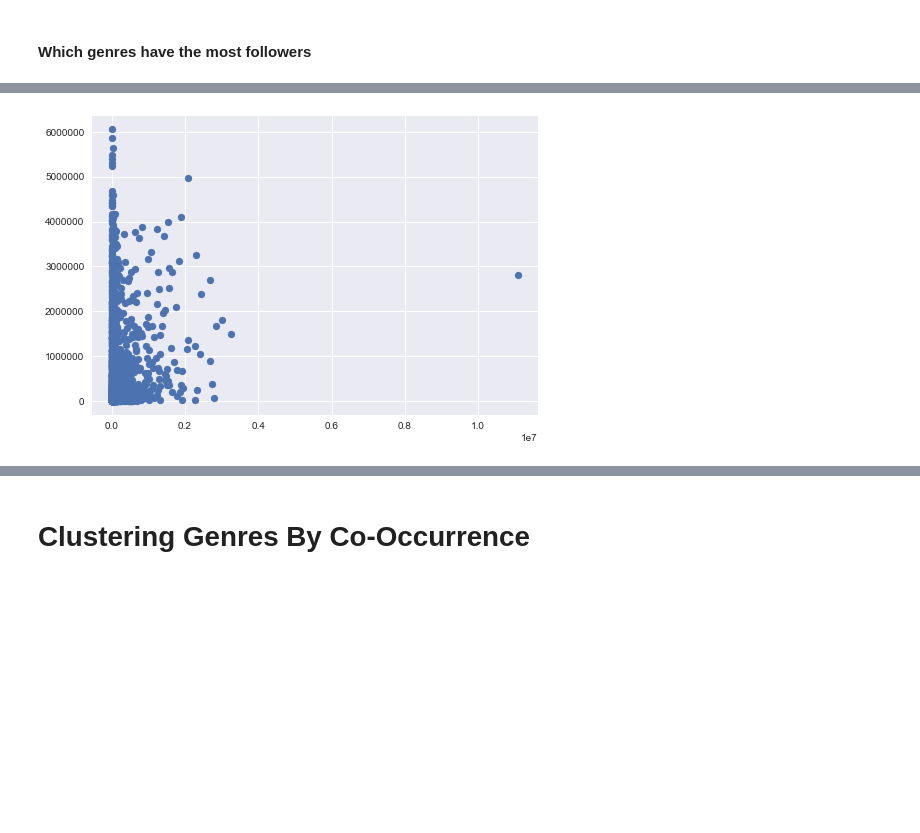
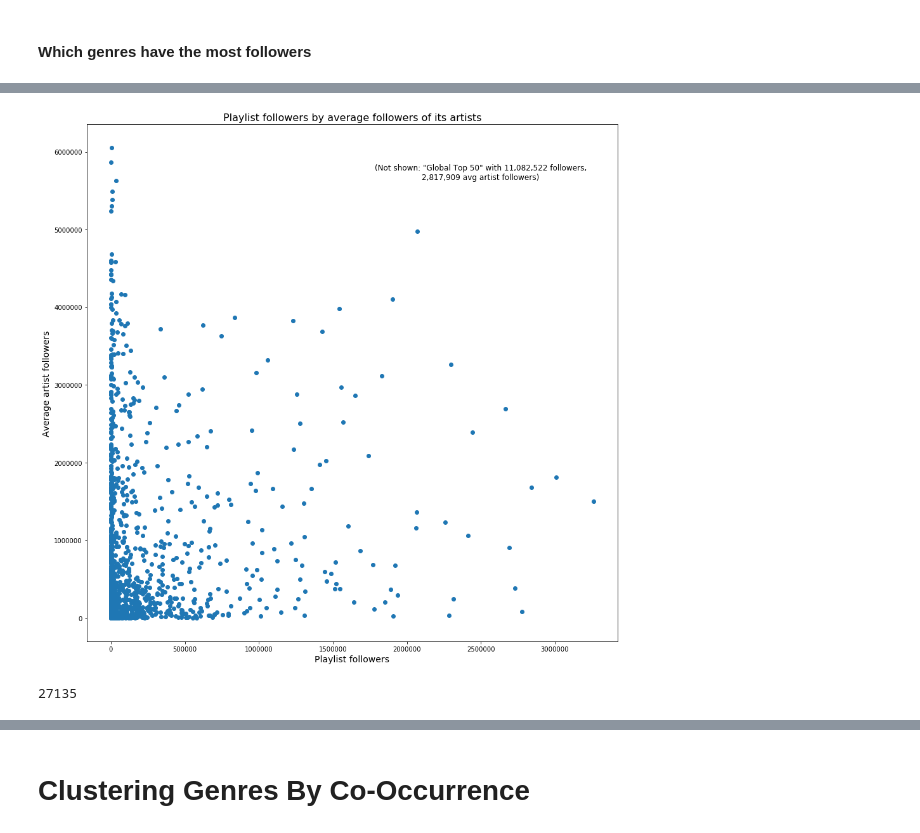
Before and after one commit to REMitchell/CSCIE109A, a Jupyter notebook: final/Final.ipynb, the cells around one changed output, grey strips where cells are left out. Saved outputs shown, nothing was run; the diff lists cells and outputs as text; code cells hidden in the pictures; blank space fills up the shorter version.

```diff
--- a/final/Final.ipynb
+++ b/final/Final.ipynb
@@ -397,16 +400,35 @@ plt.show()
 # %%
 meanArtistFollowers = []
+playlistFollowers = []
 for playlist in playlists:
+
     artistFollowers = []
     for track in playlist.tracks:
         if track.artist1:
             artistFollowers.append(track.artist1.followers)
         if track.artist2:
             artistFollowers.append(track.artist2.followers)
         if track.artist3:
             artistFollowers.append(track.artist3.followers)
-    meanArtistFollowers.append(np.mean(artistFollowers))
-plt.scatter([playlist.followers for playlist in playlists], meanArtistFollowers)
+    if playlist.id != 617:
+        meanArtistFollowers.append(np.mean(artistFollowers))
+        playlistFollowers.append(playlist.followers)
+
+plt.figure(figsize=(15,15))
+plt.scatter(playlistFollowers, meanArtistFollowers)
+plt.ylabel("Average artist followers", fontsize = 14)
+plt.xlabel("Playlist followers", fontsize = 14)
+plt.figtext(.7,.8,'(Not shown: \"Global Top 50\" with 11,082,522 followers,\n2,817,909 avg artist followers)', fontsize=12, ha='center')
+
+plt.title("Playlist followers by average followers of its artists", fontsize = 16)
 plt.show()
 # %% [output]
-[figure, old version]
+[figure, new version]
+# %%
+# Load all artists from database
+db.cur.execute("SELECT * FROM artists")
+rows = db.cur.fetchall()
+artists = [Artist.fromDB(row) for row in rows]
+print(len(artists))
+# %% [output]
+27135
```
Also changed, not shown: parts of 43 cells of this notebook.
